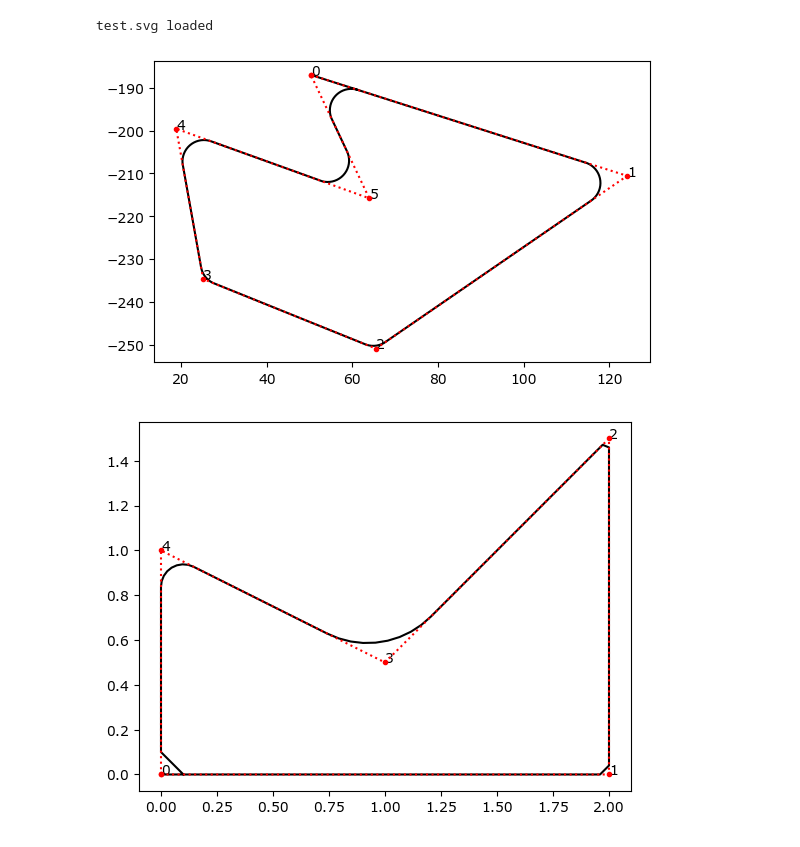
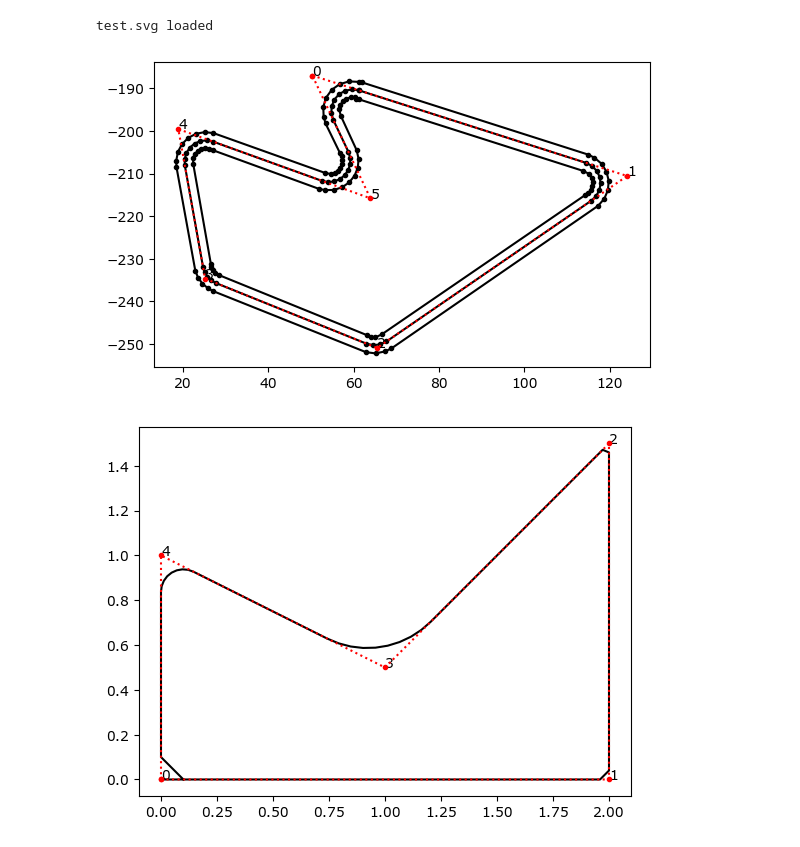
Before and after one commit to RichardPotthoff/myrepo, a Jupyter notebook: polygon_fillet.ipynb, the cells around one changed output. Cells and saved outputs as stored; diff of their text form; code cells hidden in the pictures.

Commit message:
add offset example with fixed number of points

```diff
--- a/polygon_fillet.ipynb
+++ b/polygon_fillet.ipynb
@@ -19,7 +19,10 @@ def turtlePath2Points(Segs,p0=0+0j,scale=1.0,a0=1+0j,tol=0.05,offs=0,loops=1,ret
   p=p0
   p-=1j*a*offs
   if return_start_point:
-      yield p
+      if return_heading:
+        yield p,a
+      else:
+        yield p
   for _ in range(loops):
       for l,da in Segs:
         l=l*scale
@@ -97,19 +100,21 @@ test.svg loaded
 # %%
 n=len(polygon)
 loop=np.arange(n+1)%n#add last point to the end
 plt.plot(polygon[loop].real,polygon[loop].imag,'r.:',zorder=5)
 for i, p in enumerate(polygon):
     plt.annotate(f'{i}', (p.real, p.imag))
     pass
 turtlePath=list(polygon2TurtlePath(polygon,
         r=5,
         skip_cutoff=False))
 p0,p1=polygon[:2]
-phs=np.array(list(turtlePath2Points(turtlePath,p0=p0,a0=p1-p0,offs=0.0,tol=0.001,return_start_point=True) ))
+phs,headings=np.array(list(turtlePath2Points(turtlePath,p0=p0,a0=p1-p0,offs=0.0,tol=0.07,return_start_point=True,return_heading=True))).T
+for offs in (-2,0,2):
+  p=phs[1:]+1j*offs*headings[1:]
+  plt.plot(p.real,p.imag,'k.-',zorder=1);
 plt.gca().set_aspect('equal')
-plt.plot(phs.real,phs.imag,'k-',zorder=1);
 # %% [output]
-[figure, old version]
+[figure, new version]
 # %%
 polygon=np.array([0+0j,2+0j,2+1.5j,1+0.5j,0+1j])
 n=len(polygon)
```
